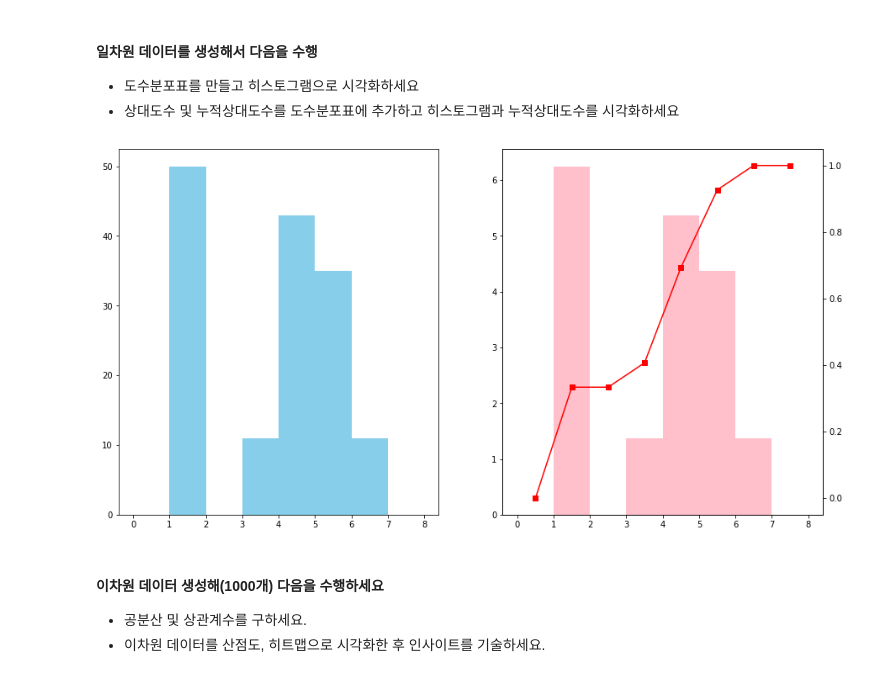
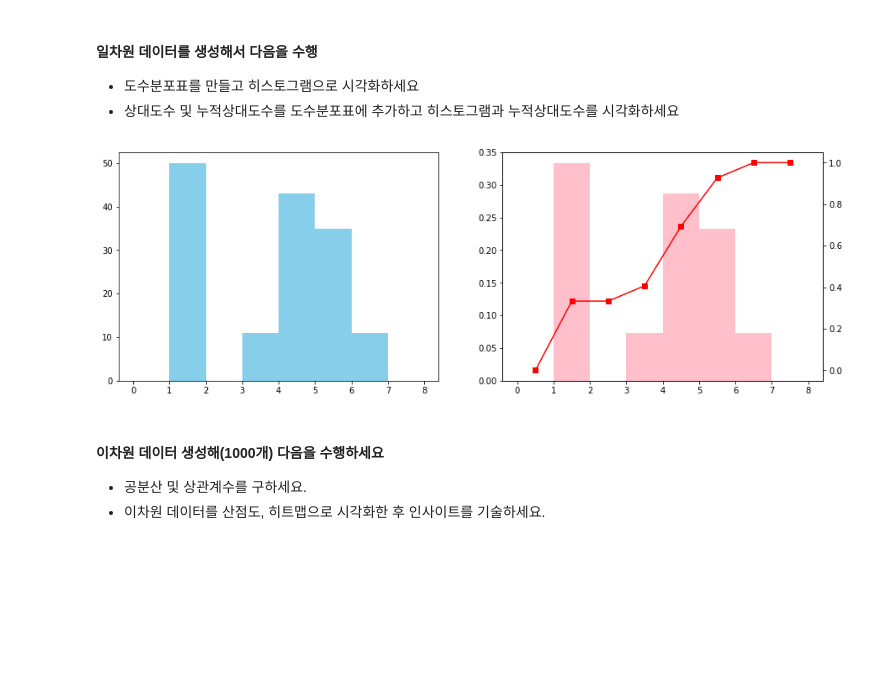
Before and after one commit to choi-aerim/cakd7_class, a Jupyter notebook: m3_ 통계/Statistic_1.ipynb, the cells around one changed output. Saved outputs shown, nothing was run; the diff lists cells and outputs as text; code cells hidden in the pictures; blank space fills up the shorter version.

```diff
--- a/m3_ 통계/Statistic_1.ipynb
+++ b/m3_ 통계/Statistic_1.ipynb
@@ -968,6 +968,8 @@ plt.show()
 # %%
 from sklearn.datasets import load_iris # scikit-learn의 샘플 데이터 로드를 위해 import
 import matplotlib.pyplot as plt
+import pandas as pd
+import numpy as np
 
 # 꽃잎 길이 데이터 추출
 iris = load_iris()
@@ -988,42 +990,42 @@ petal_len_df = pd.DataFrame({'freq': freq }, pd.Index( step , name = 'petal leng
 
 
 # 히스토그램 그리기
-fig = plt.figure(figsize = (15,8))
+fig = plt.figure(figsize = (15,5))
 ax1 = fig.add_subplot(1,2,1)
 ax1.hist(petal_length, bins = 8, range = (0,8), color = 'skyblue')
 
 
 
 
 
 # 상대도수 만들기
 petal_len_df['relative freq'] = petal_len_df['freq']/petal_len_df['freq'].sum()
 
 # 누적상대도수 만들기
 petal_len_df['cumulative relative freq'] = petal_len_df['relative freq'].cumsum()
 
 
 
 # 히스토그램과 누적상대도수 선그래프 그리기
 ax2 = fig.add_subplot(1,2,2)
 ax3 = ax2.twinx()
 
 ## 히스토그램
-weights = np.ones_like(petal_length)/len(petal_len_df)
+weights = np.ones_like(petal_length)/len(petal_length)
 ax2.hist(petal_length, bins = 8, range = (0,8), weights = weights, color = 'pink')
 
 ### x축값: 계급값
 class_value = [ (i+(i+1))/2 for i in range(0, 8)]
 ### y축값: 누적상대도수
 cumsum = petal_len_df['cumulative relative freq']
 
 ## 꺾은선 그래프
 ax3.plot(class_value, cumsum, marker = 's', color = 'red')
 
 
 plt.show()
 # %% [output]
-[figure, old version]
+[figure, new version]
 # %% [markdown]
 
 #### 이차원 데이터 생성해(1000개) 다음을 수행하세요
```
Also changed, not shown: parts of 1 cell of this notebook.
